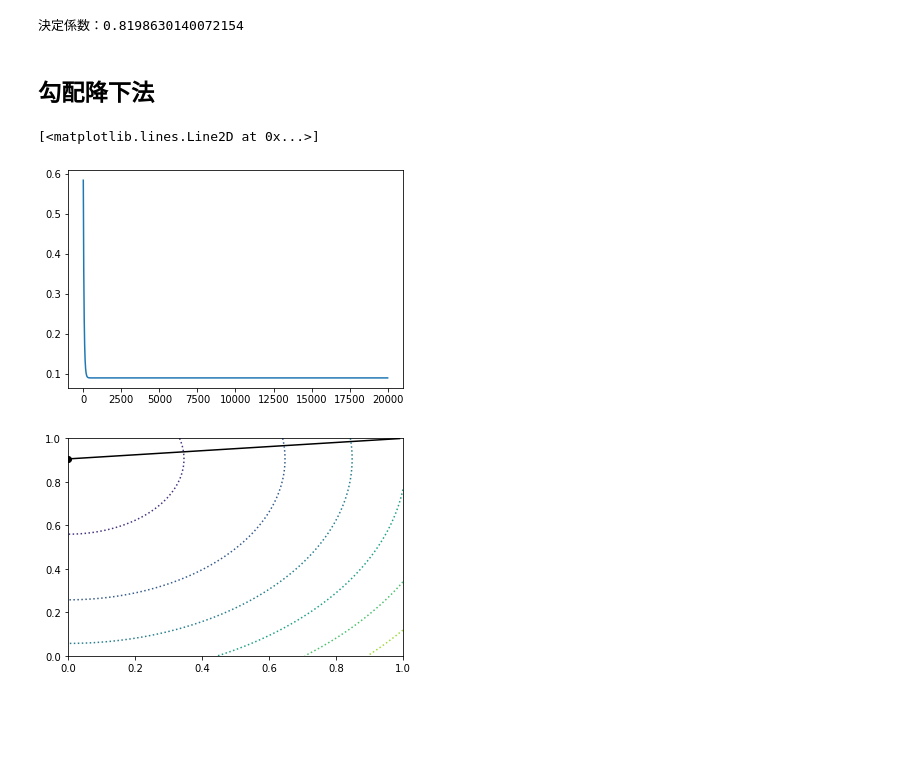
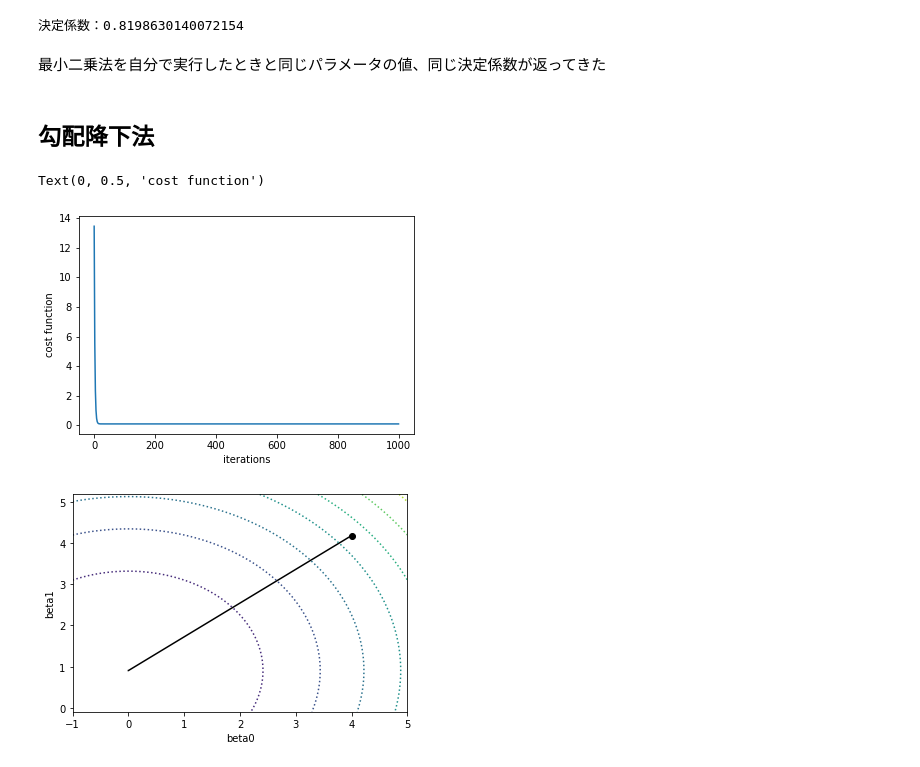
Before and after one commit to ioootarho/studyML, a Jupyter notebook: handson/src/LinearRegression.ipynb, the cells around one changed output. Saved outputs shown, nothing was run; the diff lists cells and outputs as text; code cells hidden in the pictures; blank space fills up the shorter version.

```diff
--- a/handson/src/LinearRegression.ipynb
+++ b/handson/src/LinearRegression.ipynb
@@ -141,5 +149,7 @@ r2 = lr.score(X.reshape(-1,1),y.reshape(-1,1))
 print('決定係数：{}'.format(r2))
 # %% [output]
 決定係数：0.8198630140072154
+# %% [markdown]
+最小二乗法を自分で実行したときと同じパラメータの値、同じ決定係数が返ってきた
 # %% [markdown]
 ## 勾配降下法
@@ -176,27 +217,32 @@ for i in range(iterations):
 # %%
 # 損失関数の変化を可視化
 plt.plot(J_history)
+plt.xlabel('iterations')
+plt.ylabel('cost function')
 # %% [output]
-[<matplotlib.lines.Line2D at 0x...>]
+Text(0, 0.5, 'cost function')
-[figure, old version]
+[figure, new version]
 # %%
 # 勾配降下法の探索過程を可視化
-plt.scatter(beta[0], beta[1], color='k', marker='o')
+# 黒ポチは上で設定した初期値から最初に更新したbeta、黒ポチから伸びる線の先が最終的に求まったbetaです
+plt.scatter(beta_history[0,0], beta_history[0,1], color='k', marker='o')
 plt.plot(beta_history[:,0], beta_history[:,1], color='k', linewidth=1.5)
-xs = np.linspace(0, 1, 100)
-ys = np.linspace(0, 1, 100)
+xs = np.linspace(min(beta_history[:,0])-1, max(beta_history[:,0])+1, 100)
+ys = np.linspace(min(beta_history[:,1])-1, max(beta_history[:,1])+1, 100)
 xmesh, ymesh = np.meshgrid(xs, ys)
 xx = np.append(xmesh.reshape(-1,1), ymesh.reshape(-1,1), axis=1)
 
 n = len(X)
 zs = np.zeros(xx.shape[0])
 for i in range(len(zs)):
     betatmp = xx[i,:].reshape(-1,1)
     buf = (fmat.dot(betatmp)-ytmp).T.dot(fmat.dot(betatmp)-ytmp) / (2*n)
     zs[i] = buf
 
 plt.contour(xs, ys, zs.reshape(xmesh.shape), color='k', linestyles='dotted')
+plt.xlabel('beta0')
+plt.ylabel('beta1')
 plt.show()
 # %% [output]
-[figure, old version]
+[figure, new version]
 # %%
```
Also changed, not shown: parts of 13 cells of this notebook.
